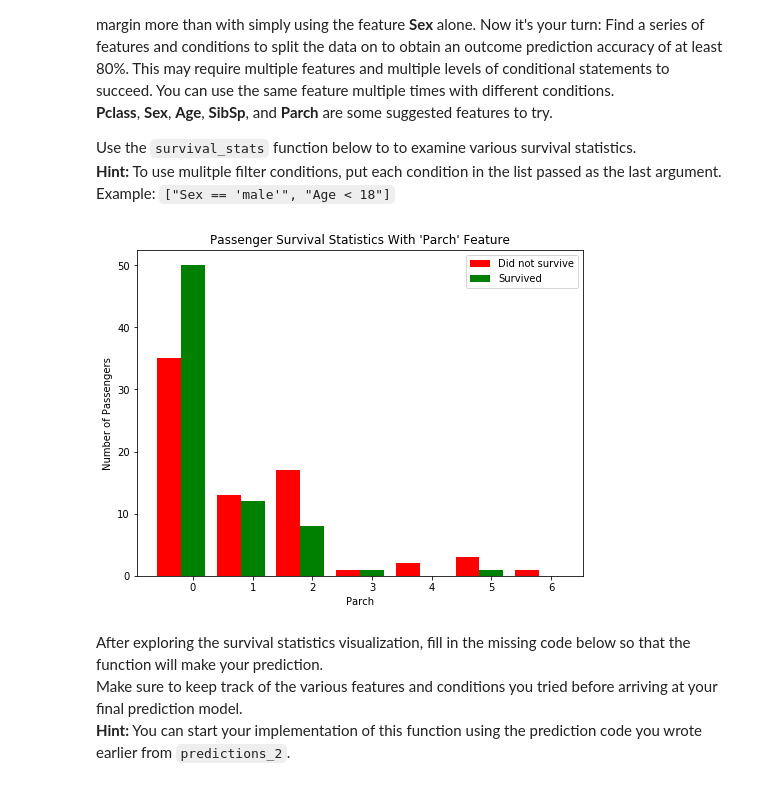
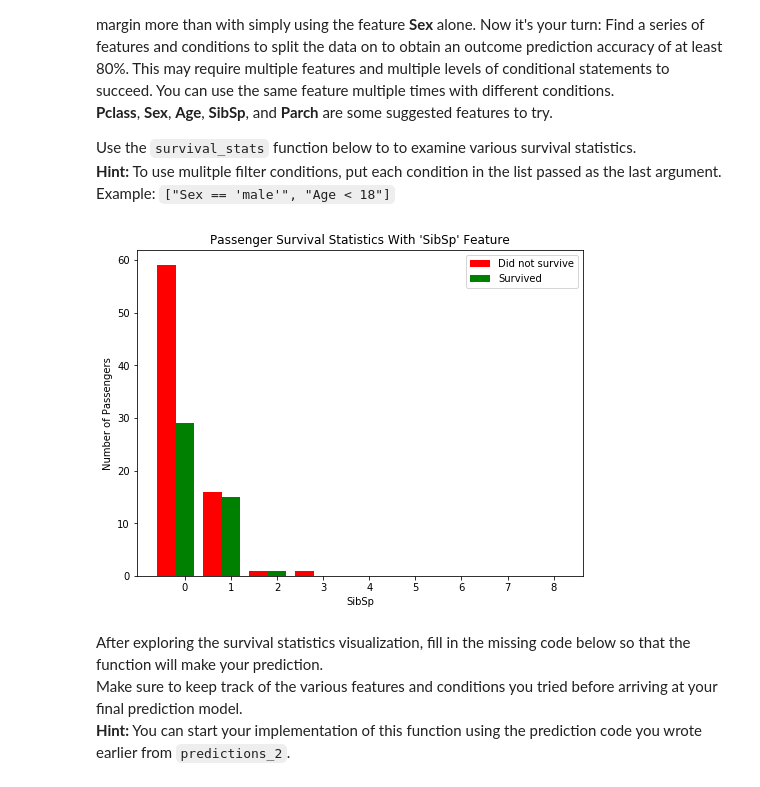
Before and after one commit to paulsoh/mlnd, a Jupyter notebook: projects/titanic_survival_exploration/titanic_survival_exploration.ipynb, the cells around one changed output. Cells and saved outputs as stored; diff of their text form; code cells hidden in the pictures.

```diff
--- a/projects/titanic_survival_exploration/titanic_survival_exploration.ipynb
+++ b/projects/titanic_survival_exploration/titanic_survival_exploration.ipynb
@@ -211,9 +211,9 @@ Adding the feature **Age** as a condition in conjunction with **Sex** improves t
 Use the `survival_stats` function below to to examine various survival statistics.
 **Hint:** To use mulitple filter conditions, put each condition in the list passed as the last argument. Example: `["Sex == 'male'", "Age < 18"]`
 # %%
-vs.survival_stats(data, outcomes, 'Parch', ["Sex == 'female'", "Pclass == 3"])
+vs.survival_stats(data, outcomes, 'SibSp', ["Sex == 'male'", "Pclass == 1"])
 # %% [output]
-[figure, old version]
+[figure, new version]
 # %% [markdown]
 After exploring the survival statistics visualization, fill in the missing code below so that the function will make your prediction.
 Make sure to keep track of the various features and conditions you tried before arriving at your final prediction model.
```
Also changed, not shown: parts of 3 cells of this notebook.
